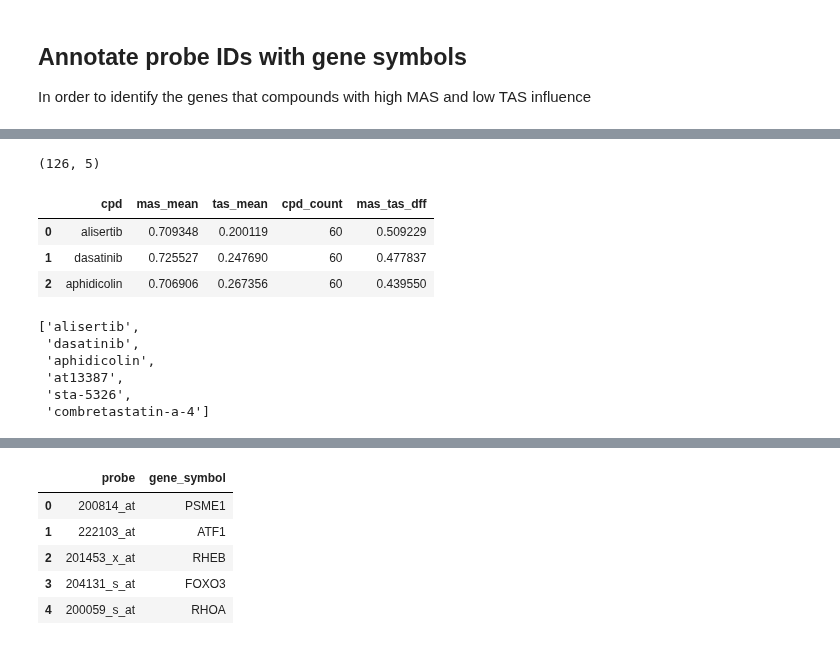
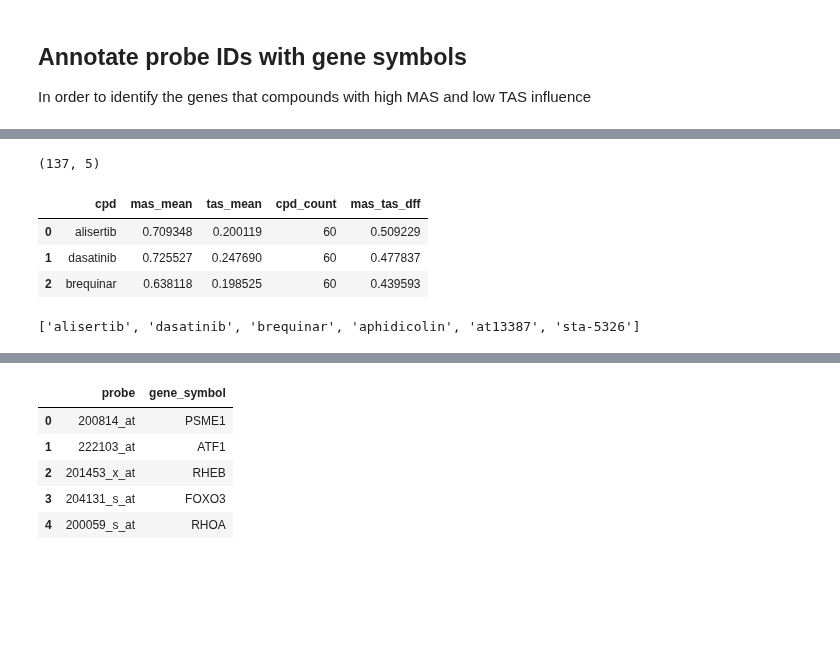
Before and after one commit to broadinstitute/lincs-profiling-complementarity, a Jupyter notebook: 5.Gene-analysis/0.annotate-genes.ipynb, the cells around one changed output, grey strips where cells are left out. Saved outputs shown, nothing was run; the diff lists cells and outputs as text; code cells hidden in the pictures; blank space fills up the shorter version.

```diff
--- a/5.Gene-analysis/0.annotate-genes.ipynb
+++ b/5.Gene-analysis/0.annotate-genes.ipynb
@@ -30,25 +31,20 @@ map_df.head()
 | 4 | 0.0 | True | 204438_at | 414308///4360 | -666 | 11405.0 | -666 | 51438660dfe7719b8846ff40 | 0.0 | ... |
 # %%
 # Load activity scores
-file = pathlib.Path("../5.paper_figures/data/highmas_lowtas_compounds.tsv")
+file = pathlib.Path("../6.paper_figures/data/highmas_lowtas_compounds.tsv")
 activity_df = pd.read_csv(file, sep="\t")
 
 print(activity_df.shape)
 activity_df.head(3)
 # %% [output]
-(126, 5)
+(137, 5)
 |  | cpd | mas_mean | tas_mean | cpd_count | mas_tas_dff |
 | 0 | alisertib | 0.709348 | 0.200119 | 60 | 0.509229 |
 | 1 | dasatinib | 0.725527 | 0.247690 | 60 | 0.477837 |
-| 2 | aphidicolin | 0.706906 | 0.267356 | 60 | 0.439550 |
+| 2 | brequinar | 0.638118 | 0.198525 | 60 | 0.439593 |
 # %%
 # What are the top compounds that change lots of MAS but not TAS
 top_cpds = activity_df.head(top_n_cpds).cpd.tolist()
 top_cpds
 # %% [output]
-['alisertib',
- 'dasatinib',
- 'aphidicolin',
- 'at13387',
- 'sta-5326',
- 'combretastatin-a-4']
+['alisertib', 'dasatinib', 'brequinar', 'aphidicolin', 'at13387', 'sta-5326']
```
Also changed, not shown: parts of 6 cells of this notebook, 5 other files.
